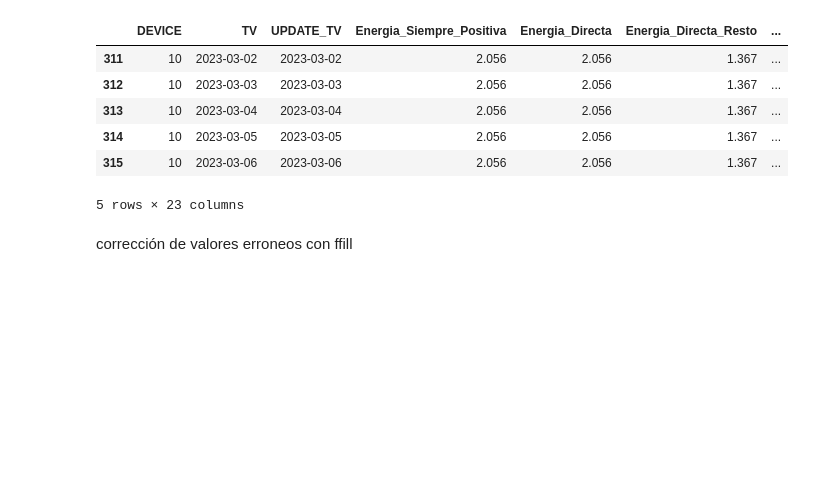
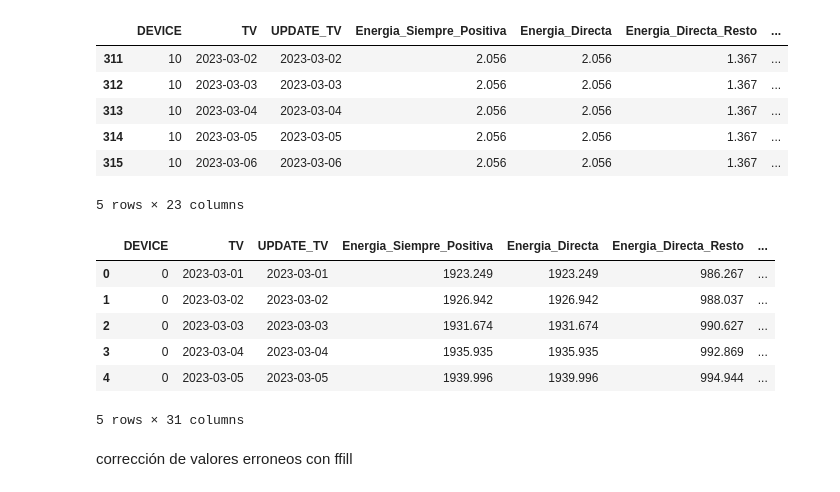
Before and after one commit to pasollipaula/DiplodatosMentoria, a Jupyter notebook: carga_datasets.ipynb, the cells around one changed output. Saved outputs shown, nothing was run; the diff lists cells and outputs as text; code cells hidden in the pictures; blank space fills up the shorter version.

```diff
--- a/carga_datasets.ipynb
+++ b/carga_datasets.ipynb
@@ -181,6 +181,16 @@ consumos.loc[consumos['Fecha_hora']=='FFFF-FF-FF  FF:FF:FF'].head()
 | 314 | 10 | 2023-03-05 | 2023-03-05 | 2.056 | 2.056 | 1.367 | ... |
 | 315 | 10 | 2023-03-06 | 2023-03-06 | 2.056 | 2.056 | 1.367 | ... |
 5 rows × 23 columns
+# %%
+consumos.head()
+# %% [output]
+|  | DEVICE | TV | UPDATE_TV | Energia_Siempre_Positiva | Energia_Directa | Energia_Directa_Resto | ... |
+| 0 | 0 | 2023-03-01 | 2023-03-01 | 1923.249 | 1923.249 | 986.267 | ... |
+| 1 | 0 | 2023-03-02 | 2023-03-02 | 1926.942 | 1926.942 | 988.037 | ... |
+| 2 | 0 | 2023-03-03 | 2023-03-03 | 1931.674 | 1931.674 | 990.627 | ... |
+| 3 | 0 | 2023-03-04 | 2023-03-04 | 1935.935 | 1935.935 | 992.869 | ... |
+| 4 | 0 | 2023-03-05 | 2023-03-05 | 1939.996 | 1939.996 | 994.944 | ... |
+5 rows × 31 columns
 # %% [markdown]
 corrección de valores erroneos con ffill
 # %%
```
Also changed, not shown: parts of 5 cells of this notebook.
